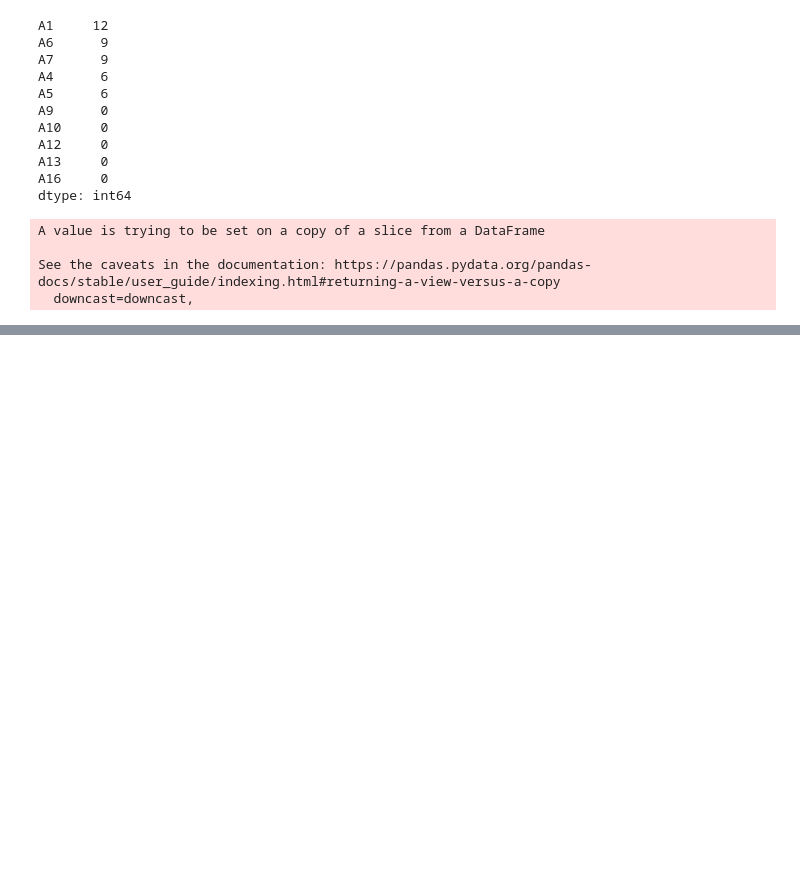
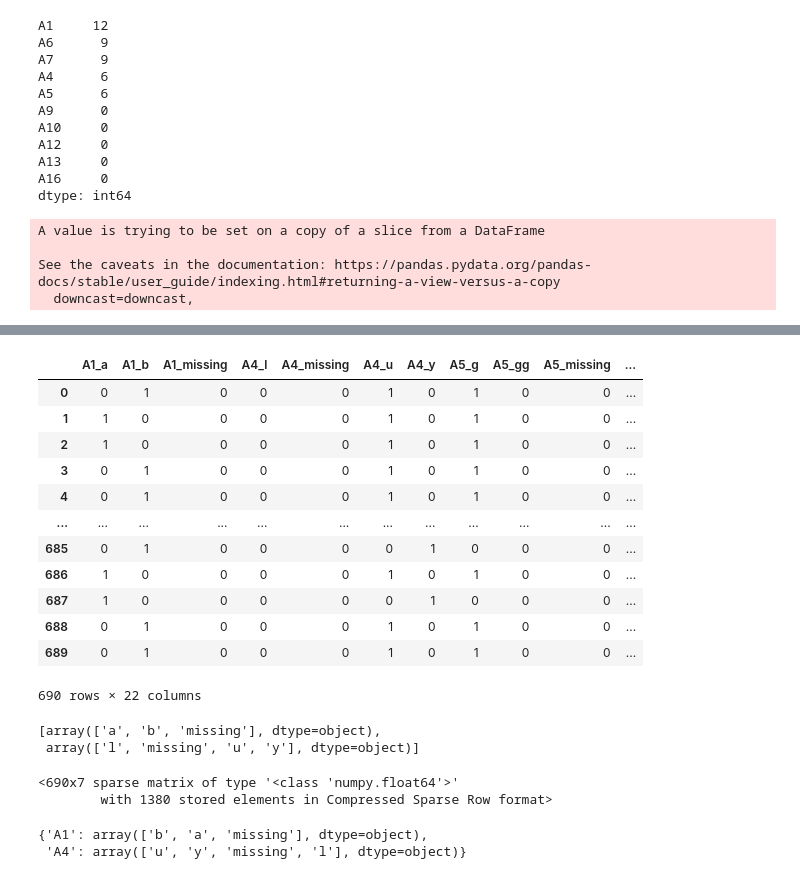
Before and after one commit to ashen007/Feature_enginering, a Jupyter notebook: notebooks/encoding features.ipynb, the cells around one changed output, grey strips where cells are left out. Saved outputs shown, nothing was run; the diff lists cells and outputs as text; code cells hidden in the pictures; blank space fills up the shorter version.

Commit message:
one hot encoding with pandas `get_dummies`,sklearn `OneHotEncoder` and feature engine `OneHotEncoder`.

```diff
--- a/notebooks/encoding features.ipynb
+++ b/notebooks/encoding features.ipynb
@@ -244,0 +317,35 @@ See the caveats in the documentation: https://pandas.pydata.org/pandas-docs/stab
+# %%
+pd.get_dummies(categorical_feature[['A1','A4','A5','A9','A10','A12','A13','A16']])
+# %% [output]
+|  | A1_a | A1_b | A1_missing | A4_l | A4_missing | A4_u | A4_y | A5_g | A5_gg | A5_missing | ... |
+| 0 | 0 | 1 | 0 | 0 | 0 | 1 | 0 | 1 | 0 | 0 | ... |
+| 1 | 1 | 0 | 0 | 0 | 0 | 1 | 0 | 1 | 0 | 0 | ... |
+| 2 | 1 | 0 | 0 | 0 | 0 | 1 | 0 | 1 | 0 | 0 | ... |
+| 3 | 0 | 1 | 0 | 0 | 0 | 1 | 0 | 1 | 0 | 0 | ... |
+| 4 | 0 | 1 | 0 | 0 | 0 | 1 | 0 | 1 | 0 | 0 | ... |
+| ... | ... | ... | ... | ... | ... | ... | ... | ... | ... | ... | ... |
+| 685 | 0 | 1 | 0 | 0 | 0 | 0 | 1 | 0 | 0 | 0 | ... |
+| 686 | 1 | 0 | 0 | 0 | 0 | 1 | 0 | 1 | 0 | 0 | ... |
+| 687 | 1 | 0 | 0 | 0 | 0 | 0 | 1 | 0 | 0 | 0 | ... |
+| 688 | 0 | 1 | 0 | 0 | 0 | 1 | 0 | 1 | 0 | 0 | ... |
+| 689 | 0 | 1 | 0 | 0 | 0 | 1 | 0 | 1 | 0 | 0 | ... |
+690 rows × 22 columns
+# %%
+encoder = SOHE()
+encoder.fit(categorical_feature[['A1','A4']])
+encoder.categories_
+# %% [output]
+[array(['a', 'b', 'missing'], dtype=object),
+ array(['l', 'missing', 'u', 'y'], dtype=object)]
+# %%
+encoder.transform(categorical_feature[['A1','A4']])
+# %% [output]
+<690x7 sparse matrix of type '<class 'numpy.float64'>'
+        with 1380 stored elements in Compressed Sparse Row format>
+# %%
+encoder = FOHE()
+encoder.fit(categorical_feature[['A1','A4']])
+encoder.encoder_dict_
+# %% [output]
+{'A1': array(['b', 'a', 'missing'], dtype=object),
+ 'A4': array(['u', 'y', 'missing', 'l'], dtype=object)}
```
Also changed, not shown: parts of 8 cells of this notebook.
